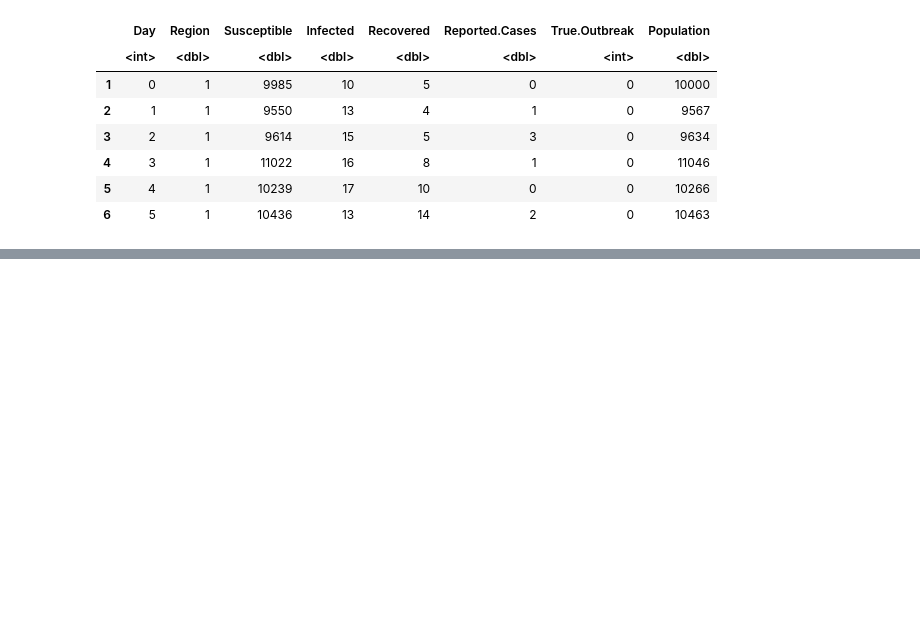
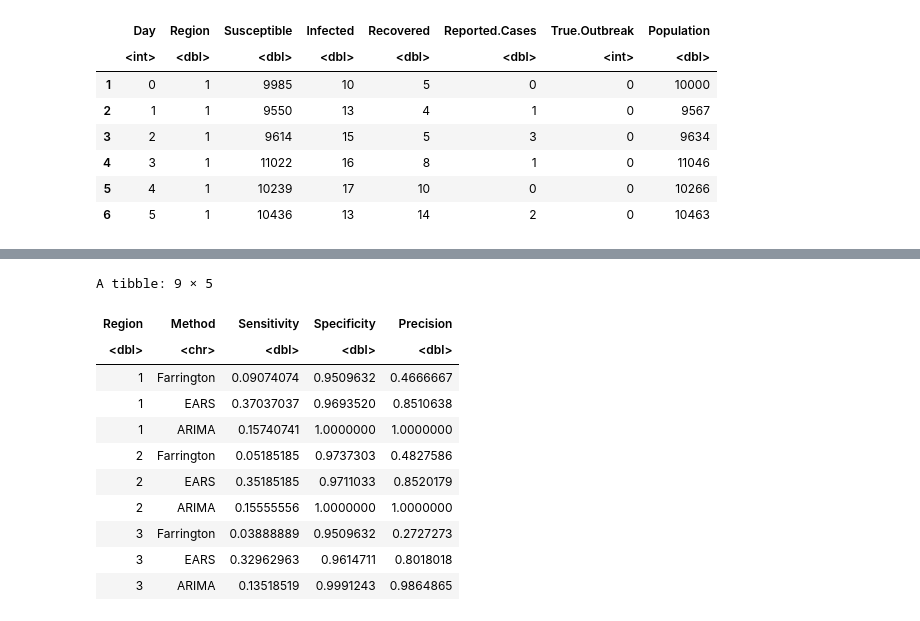
Before and after one commit to SahputraS/Outbreak-Simulation-and-Detection-Testing, a Jupyter notebook: Outbreak_Detections.ipynb, the cells around one changed output, grey strips where cells are left out. Cells and saved outputs as stored; diff of their text form; code cells hidden in the pictures; blank space fills up the shorter version.

```diff
--- a/Outbreak_Detections.ipynb
+++ b/Outbreak_Detections.ipynb
@@ -134,5 +142,12 @@ farr_signal <- as.numeric(alarms(farr) > 0)
 # %%
-sts_cases <- sts(observed = df$Reported.Cases, freq = 1)
-ears <- earsC(sts_cases, control = list(method = "C1", baseline = 7))
-ears_signal <- as.numeric(alarms(ears) > 0)
+detect_ears <- function(df, method = "C3", baseline = 63) {
+
+  # Convert to sts object
+  sts_cases <- sts(observed = df$Reported.Cases, freq = 1)
+  # EARS with the method can be C1/C2/C3 and baseline is the temporal window
+  ears <- earsC(sts_cases, control = list(method = method, baseline = baseline))
+  # Convert alarms to 0(no outbreak)/1(outbreak)
+  ears_signal <- as.numeric(alarms(ears) > 0)
+  return(ears_signal)
+}
 # %%
@@ -181,9 +183,0 @@ length(arima_signal)
-# %%
-# Find minimum length
-min_len <- min(length(true_label), length(farr_signal), length(ears_signal), length(arima_signal))
-
-# Trim all vectors to the last min_len values
-true_label_cut   <- tail(true_label,   min_len)
-farr_signal_cut  <- tail(farr_signal,  min_len)
-ears_signal_cut  <- tail(ears_signal,  min_len)
-arima_signal_cut <- tail(arima_signal, min_len)
@@ -232 +228,27 @@ df_long <- df_cut %>%
+# %%
+region_ids <- unique(data_processed$Region)
+region_list <- lapply(region_ids, function(id) {
+  data_processed %>% filter(Region == id) %>% arrange(Day)
+})
+
+all_results <- mapply(function(df, id) {
+  analyze_region(df, true_label_col = "True.Outbreak", detectors, region_id = id)
+}, df = region_list, id = region_ids, SIMPLIFY = FALSE)
+
+# Combine metrics for all regions
+metrics_all <- do.call(rbind, lapply(all_results, `[[`, "metrics"))
+metrics_all
+# %% [output]
+A tibble: 9 × 5
+| Region | Method | Sensitivity | Specificity | Precision |
+| <dbl> | <chr> | <dbl> | <dbl> | <dbl> |
+| 1 | Farrington | 0.09074074 | 0.9509632 | 0.4666667 |
+| 1 | EARS | 0.37037037 | 0.9693520 | 0.8510638 |
+| 1 | ARIMA | 0.15740741 | 1.0000000 | 1.0000000 |
+| 2 | Farrington | 0.05185185 | 0.9737303 | 0.4827586 |
+| 2 | EARS | 0.35185185 | 0.9711033 | 0.8520179 |
+| 2 | ARIMA | 0.15555556 | 1.0000000 | 1.0000000 |
+| 3 | Farrington | 0.03888889 | 0.9509632 | 0.2727273 |
+| 3 | EARS | 0.32962963 | 0.9614711 | 0.8018018 |
+| 3 | ARIMA | 0.13518519 | 0.9991243 | 0.9864865 |
 # %%
```
Also changed, not shown: parts of 19 cells of this notebook.
